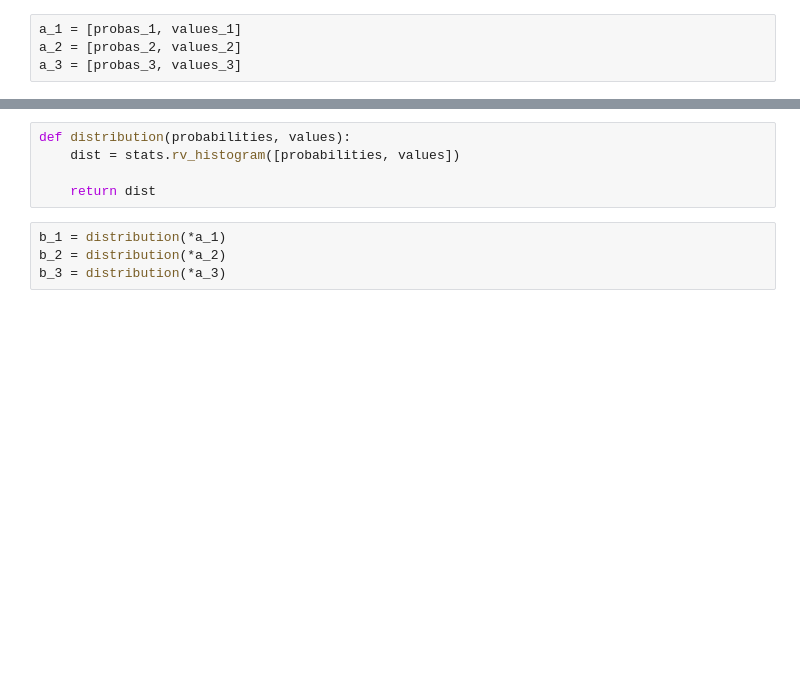
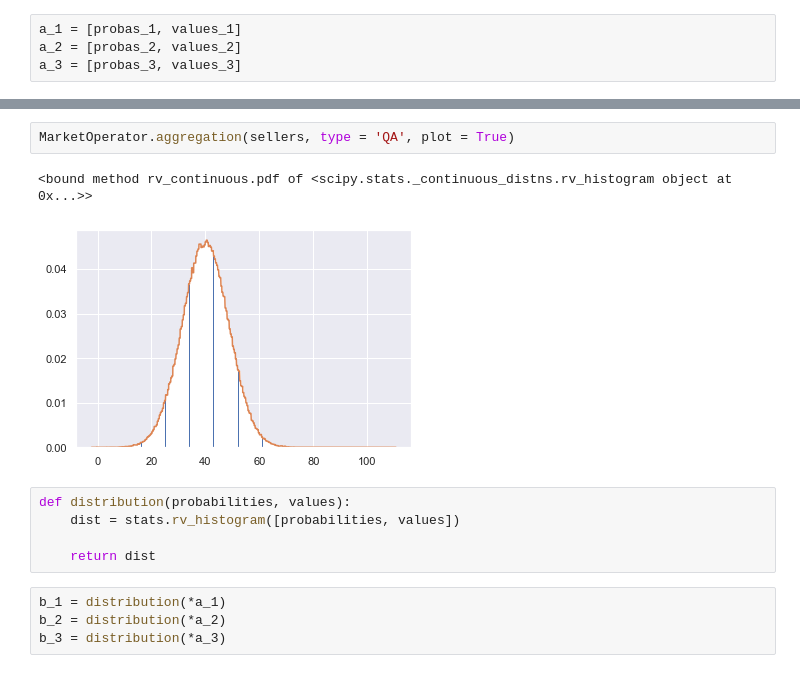
Before and after one commit to ishilov/data_market, a Jupyter notebook: first_test.ipynb, the cells around one changed output, grey strips where cells are left out. Drawn from its saved outputs; the diff is of its cells as text; blank space fills up the shorter version.

Commit message:
tested aggregation

```diff
--- a/first_test.ipynb
+++ b/first_test.ipynb
@@ -177,3 +152,8 @@ a_3 = [probas_3, values_3]
+# %%
+MarketOperator.aggregation(sellers, type = 'QA', plot = True)
+# %% [output]
+<bound method rv_continuous.pdf of <scipy.stats._continuous_distns.rv_histogram object at 0x...>>
+[figure, added]
 # %%
 def distribution(probabilities, values):
     dist = stats.rv_histogram([probabilities, values])
```
Also changed, not shown: parts of 14 cells of this notebook, 1 other file.
